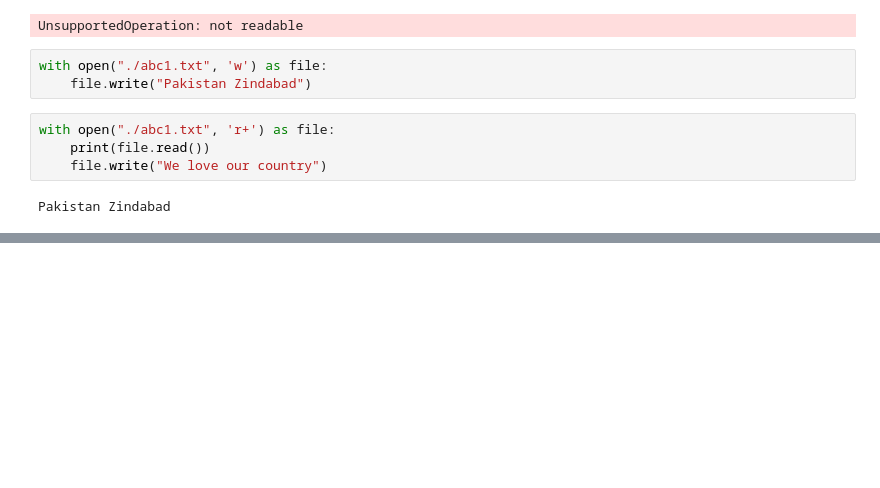
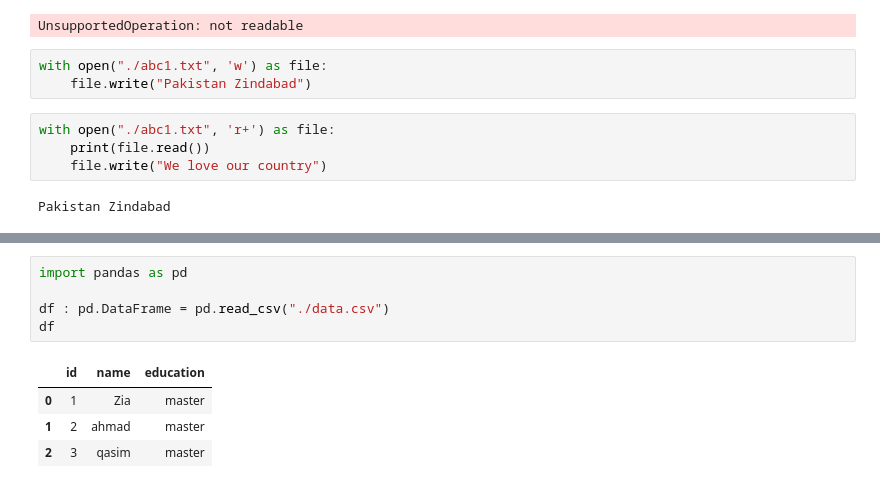
Before and after one commit to ahmad-tayyab/learn-python, a Jupyter notebook: class12(Error_Handling)/class12.ipynb, the cells around one changed output, grey strips where cells are left out. Cells and saved outputs as stored; diff of their text form; blank space fills up the shorter version.

```diff
--- a/class12(Error_Handling)/class12.ipynb
+++ b/class12(Error_Handling)/class12.ipynb
@@ -238,0 +371,10 @@ with open("./abc1.txt", 'r+') as file:
+# %%
+import pandas as pd
+
+df : pd.DataFrame = pd.read_csv("./data.csv")
+df
+# %% [output]
+|  | id | name | education |
+| 0 | 1 | Zia | master |
+| 1 | 2 | ahmad | master |
+| 2 | 3 | qasim | master |
```
Also changed, not shown: parts of 16 cells of this notebook, 10 other files.
